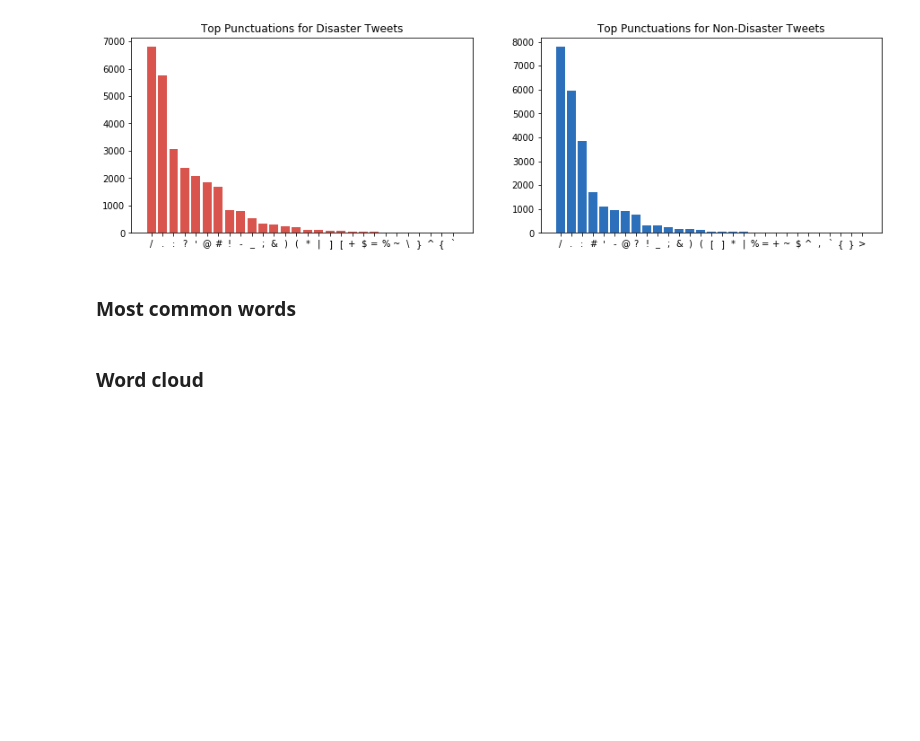
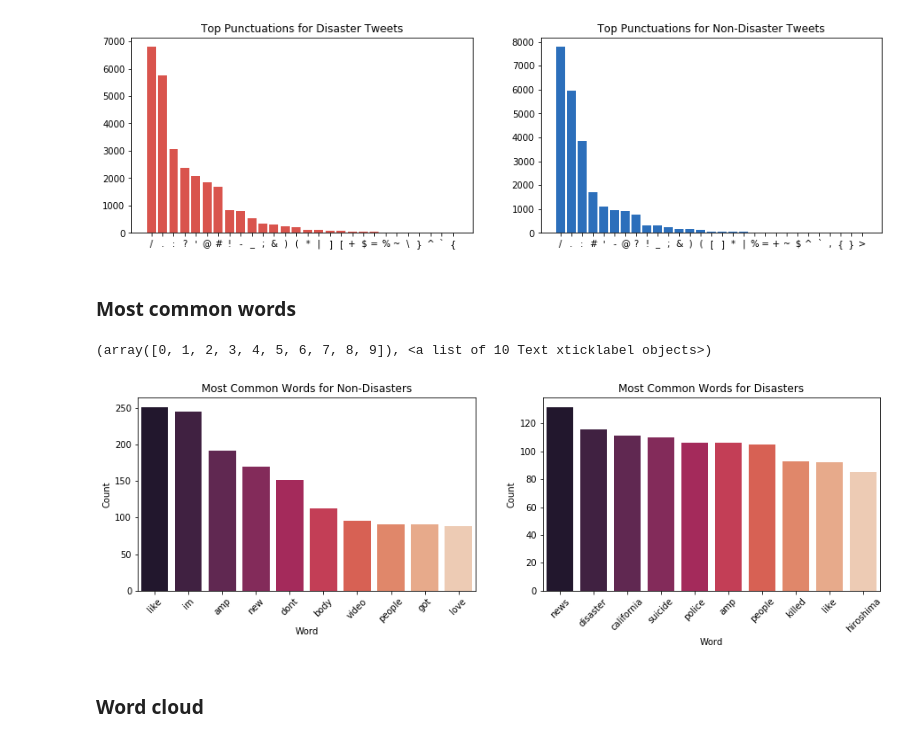
Before and after one commit to amuller9/Rolex_Project2, a Jupyter notebook: code/Mix_notebooks.ipynb, the cells around one changed output. Saved outputs shown, nothing was run; the diff lists cells and outputs as text; code cells hidden in the pictures; blank space fills up the shorter version.

```diff
--- a/code/Mix_notebooks.ipynb
+++ b/code/Mix_notebooks.ipynb
@@ -207,40 +226,41 @@ Text(0.5, 1.0, 'Top Punctuations for Non-Disaster Tweets')
 ### Most common words
 # %%
 ## Plot most common words
-import re
-from sklearn.feature_extraction.text import ENGLISH_STOP_WORDS
 
 stop = ENGLISH_STOP_WORDS.union(stop) # combine stop words from different sources
 
 # function for removing url from text
 def remove_url(txt):
     return " ".join(re.sub("([^0-9A-Za-z \t])|(\w+:\/\/\S+)", "", txt).split())
 
 # Get all the word tokens in dataframe for Disaster and Non-Disaster
 # - remove url, tokenize tweet into words, lowercase words
 corpus0 = [] # Non-Disaster
-[corpus0.append(word.lower()) for tweet in df[df.target == 0].text for word in word_tokenize(remove_url(tweet))]
+[corpus0.append(word.lower()) for tweet in train[train.target == 0].text for word in word_tokenize(remove_url(tweet))]
 corpus0 = list(filter(lambda x: x not in stop, corpus0)) # use filter to unselect stopwords
 
 corpus1 = [] # Disaster
-[corpus1.append(word.lower()) for tweet in df[df.target == 1].text for word in word_tokenize(remove_url(tweet))]
+[corpus1.append(word.lower()) for tweet in train[train.target == 1].text for word in word_tokenize(remove_url(tweet))]
 corpus1 = list(filter(lambda x: x not in stop, corpus1)) # use filter to unselect stopwords
 
 # Create df for word counts to use sns plots
 a = Counter(corpus0).most_common()
 df0 = pd.DataFrame(a, columns=['Word','Count'])
 
 a = Counter(corpus1).most_common()
 df1 = pd.DataFrame(a, columns=['Word','Count'])
 
 # Plot for Disaster and Non-Disaster
 plt.figure(figsize=(15,4))
 plt.subplot(1,2,1)
-sns.barplot(x='Word',y='Count',data=df0.head(10)).set_title('Most Common Words for Non-Disasters')
+sns.barplot(x='Word',y='Count', palette = 'rocket', data=df0.head(10)).set_title('Most Common Words for Non-Disasters')
 plt.xticks(rotation=45)
 plt.subplot(1,2,2)
-sns.barplot(x='Word',y='Count',data=df1.head(10)).set_title('Most Common Words for Disasters')
+sns.barplot(x='Word',y='Count', palette = 'rocket', data=df1.head(10)).set_title('Most Common Words for Disasters')
 plt.xticks(rotation=45)
+# %% [output]
+(array([0, 1, 2, 3, 4, 5, 6, 7, 8, 9]), <a list of 10 Text xticklabel objects>)
+[figure, added]
 # %% [markdown]
 ### Word cloud
 # %%
```
Also changed, not shown: parts of 24 cells of this notebook.
